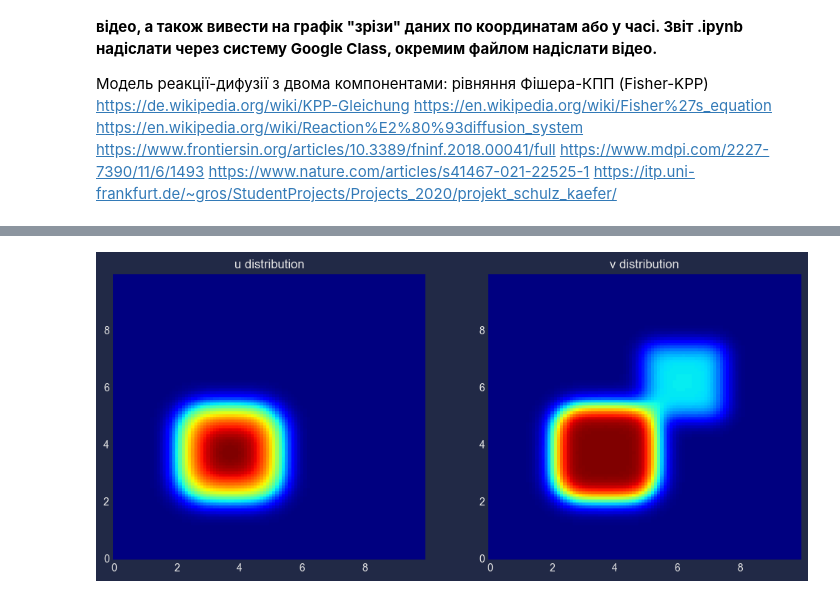
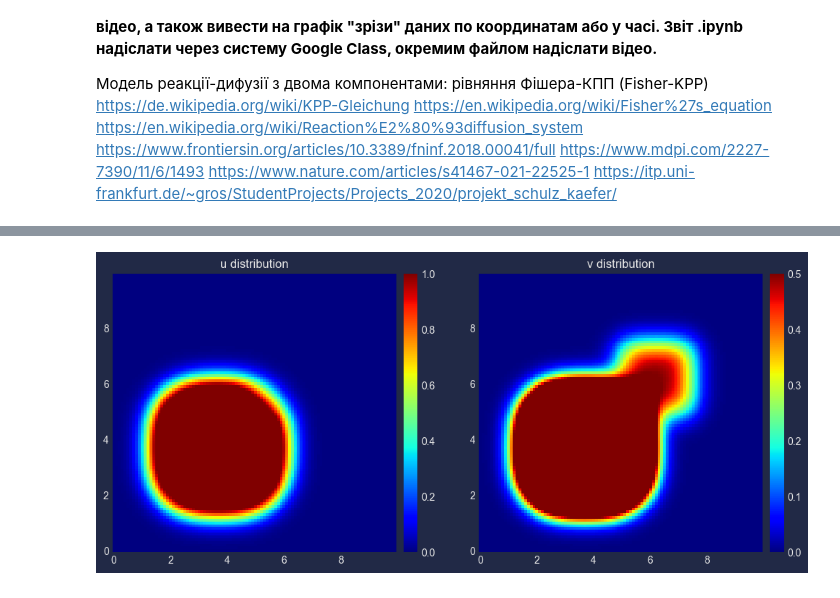
Before and after one commit to VAlduinV/KPI_tasks, a Jupyter notebook: TASK_7/Task_7.ipynb, the cells around one changed output, grey strips where cells are left out. Drawn from its saved outputs; the diff is of its cells as text; code cells hidden in the pictures.

```diff
--- a/TASK_7/Task_7.ipynb
+++ b/TASK_7/Task_7.ipynb
@@ -86,6 +86,8 @@ for t in range(100):
 ... (8 outputs left out)
 # %%
 from matplotlib.animation import FuncAnimation, PillowWriter
+import numpy as np
+import matplotlib.pyplot as plt
 from mpl_toolkits.axes_grid1 import make_axes_locatable
 
 # Параметри моделі
@@ -132,43 +134,47 @@ def solve_system(Nx, Ny, Du, Dv, dt, dx, dy, T):
     for t in np.arange(0, T, dt):
         u, v = step(u, v, Du, Dv, dt, dx, dy)
 
     return u, v
 
 # Функція для оновлення графіку в анімації
-def update_plot(frame, u, v, Du, Dv, dt, dx, dy, im1, im2):
-    u, v = step(u, v, Du, Dv, dt, dx, dy)
+def update_plot(frame, im1, im2, cbar1, cbar2):
+    u, v = step(im1.get_array().reshape((Nx, Ny)), im2.get_array().reshape((Nx, Ny)), Du, Dv, dt, dx, dy)
 
     im1.set_array(u.ravel())
     im2.set_array(v.ravel())
 
-# Параметри сітки
-Nx = int(Lx / dx)
-Ny = int(Ly / dy)
-
-# Розв'язок системи
-u_final, v_final = solve_system(Nx, Ny, Du, Dv, dt, dx, dy, T)
+    cbar1.update_normal(im1)
+    cbar2.update_normal(im2)
 
 # Графіки
 fig, (ax1, ax2) = plt.subplots(1, 2, figsize=(12, 5))
 X, Y = np.meshgrid(np.arange(0, Lx, dx), np.arange(0, Ly, dy))
 
 # Початкові дані для графіків
-im1 = ax1.pcolormesh(X, Y, u_final, cmap='jet')
+u_initial, v_initial = set_initial_conditions(Nx, Ny)
+im1 = ax1.pcolormesh(X, Y, u_initial, cmap='jet')
 ax1.set_title('u distribution')
 
-im2 = ax2.pcolormesh(X, Y, v_final, cmap='jet')
+divider1 = make_axes_locatable(ax1)
+cax1 = divider1.append_axes("right", size="5%", pad=0.1)
+cbar1 = plt.colorbar(im1, cax=cax1)
+
+im2 = ax2.pcolormesh(X, Y, v_initial, cmap='jet')
 ax2.set_title('v distribution')
 
+divider2 = make_axes_locatable(ax2)
+cax2 = divider2.append_axes("right", size="5%", pad=0.1)
+cbar2 = plt.colorbar(im2, cax=cax2)
+
 # Анімація
-# Анімація
-animation = FuncAnimation(fig, update_plot, frames=range(1, 200), fargs=(u_final, v_final, Du, Dv, dt, dx, dy, im1, im2), interval=50, blit=False)
+animation = FuncAnimation(fig, update_plot, fargs=(im1, im2, cbar1, cbar2), frames=range(1, 200), interval=50, blit=False)
 
 # Збереження анімації
 animation_folder = r'C:\Users\prime\PycharmProjects\KPI_tasks\TASK_7'
 animation_file = 'reaction_diffusion_animation.gif'
 
 animation.save(animation_folder + '\\' + animation_file, writer='pillow')
 
 plt.show()
 # %% [output]
-[figure, old version]
+[figure, new version]
```
Also changed, not shown: parts of 1 cell of this notebook, 1 other file.
